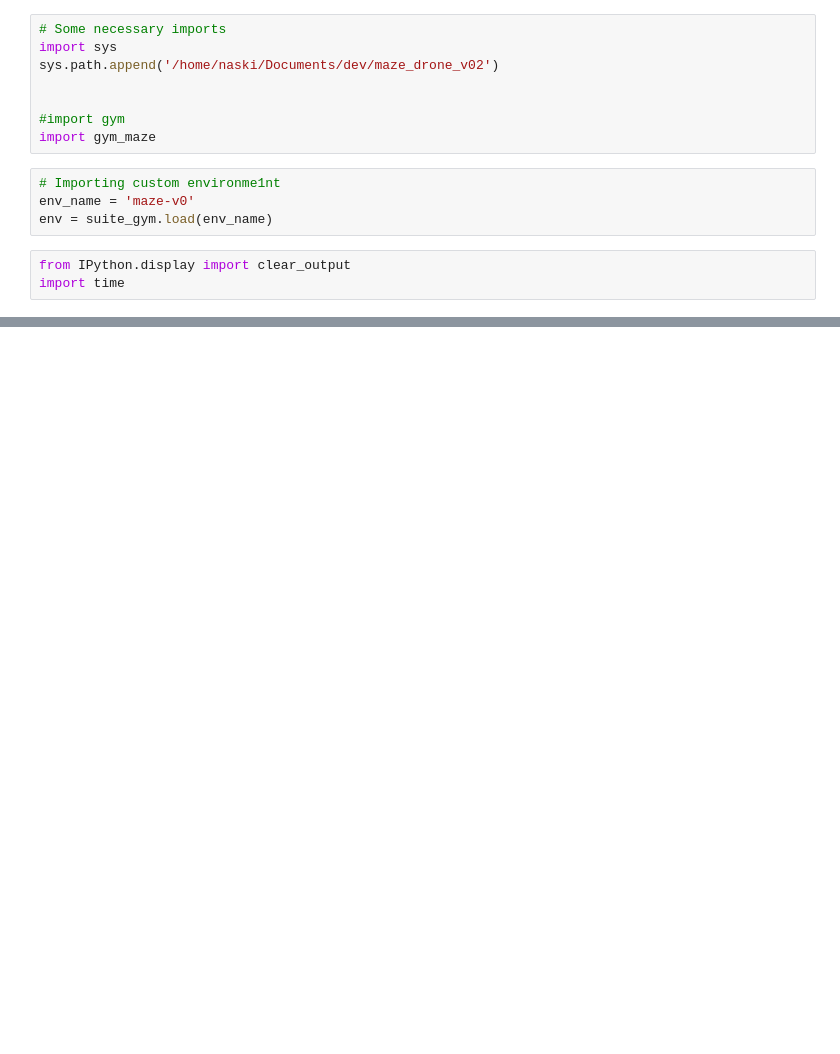
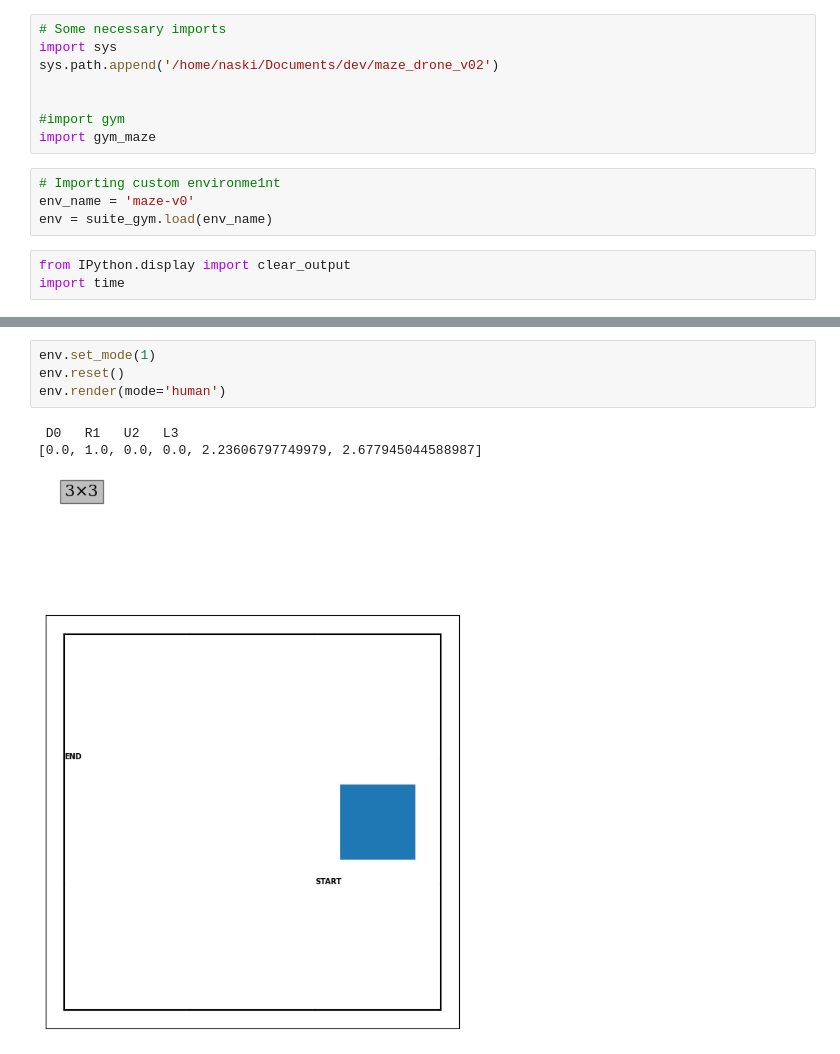
Before and after one commit to AndreNasci/tf-maze-drone, a Jupyter notebook: examples-for-testing/run-human-mode.ipynb, the cells around one changed output, grey strips where cells are left out. Saved outputs shown, nothing was run; the diff lists cells and outputs as text; blank space fills up the shorter version.

```diff
--- a/examples-for-testing/run-human-mode.ipynb
+++ b/examples-for-testing/run-human-mode.ipynb
@@ -81,0 +81,8 @@ Reward: 300.0
+# %%
+env.set_mode(1)
+env.reset()
+env.render(mode='human')
+# %% [output]
+ D0   R1   U2   L3
+[0.0, 1.0, 0.0, 0.0, 2.23606797749979, 2.677945044588987]
+[figure, added]
```
Also changed, not shown: parts of 3 cells of this notebook, 7 other files.
